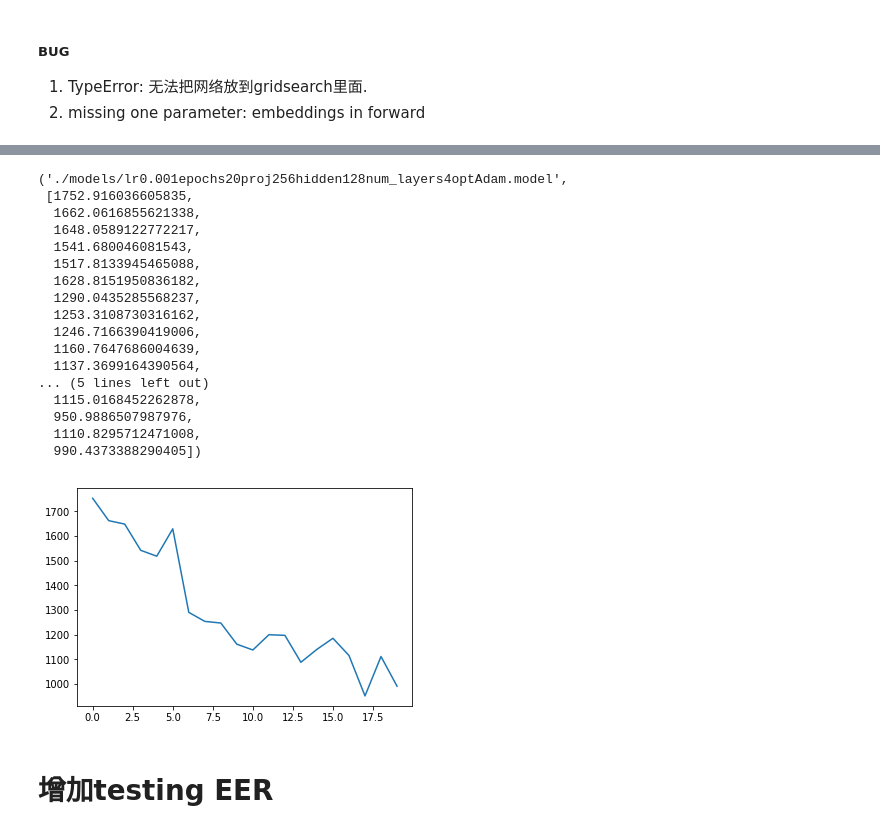
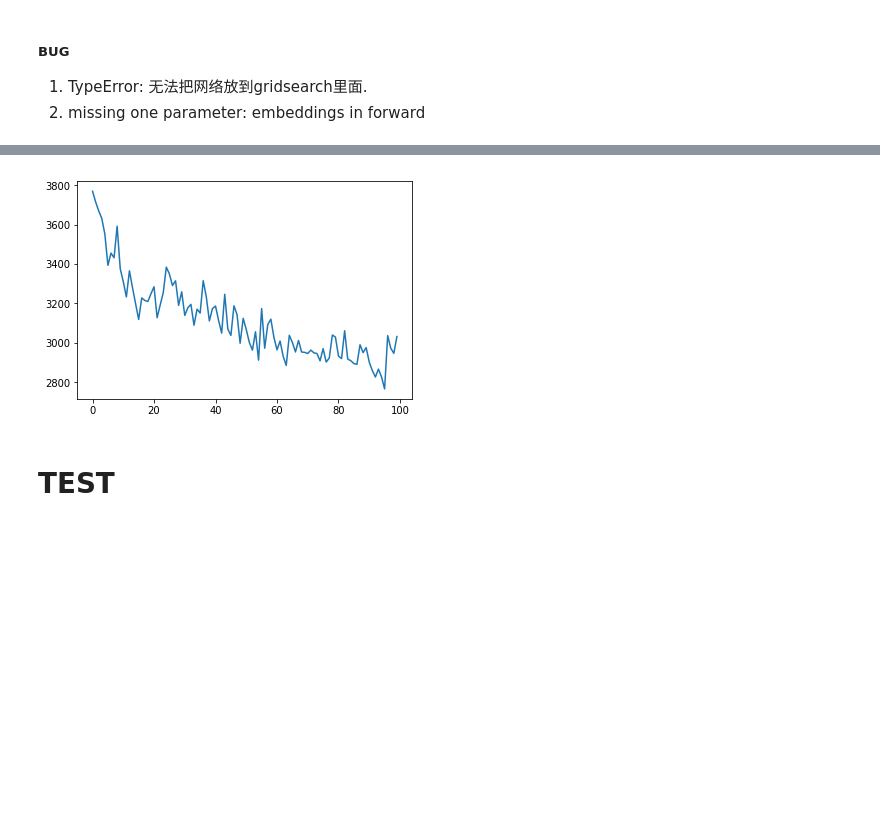
Before and after one commit to Bovey0809/Speaker_Verification, a Jupyter notebook: grid_search.ipynb, the cells around one changed output, grey strips where cells are left out. Saved outputs shown, nothing was run; the diff lists cells and outputs as text; code cells hidden in the pictures; blank space fills up the shorter version.

```diff
--- a/grid_search.ipynb
+++ b/grid_search.ipynb
@@ -402,5 +226,6 @@ Automatic pdb calling has been turned ON
 # %%
 import time
+
 # add timing for train
 def logging(f):
     def _f(**kargs):
@@ -412,10 +237,10 @@ def logging(f):
     return _f
 
 @logging
-def train(lr=0.001, epochs=10, proj=256, hidden=128, num_layers=4, device='cuda', opt='Adam', debug=False):
+def train(N=16, lr=0.01, epochs=10, proj=256, hidden=768, num_layers=3, device='cuda', opt='SGD', debug=False, schedule=False):
     # define net, loss, optimizer
     device = torch.device(device)
-    N = 4
+    N = N
     M = 6
     embedder_net = SpeechEmbedder(hidden=hidden, num_layers=num_layers, proj=proj, N=N, M=M).to(device)
     criterion = GE2ELoss(device)
@@ -424,31 +249,41 @@ def train(lr=0.001, epochs=10, proj=256, hidden=128, num_layers=4, device='cuda'
                                  {'params': criterion.parameters()}], lr=lr)
     elif opt == 'SGD':
         optimizer = torch.optim.SGD([{'params': embedder_net.parameters()},
-                                    {'params': criterion.parameters()}], lr=lr,momentum=0.9)
+                                    {'params': criterion.parameters()}], lr=lr)
     # print(f"Your optimizer is {optimizer}")
+    # schedule
+    if schedule:
+        scheduler = StepLR(optimizer, step_size=20, gamma=0.5)
     train_dataset = SpeakerDatasetTIMITPreprocessed('./train_tisv/', M)
     train_loader = DataLoader(train_dataset, batch_size=N, drop_last=True, shuffle=True)
     # print(len(train_loader))
     # train network
     epochs = epochs
     loss_log = []
+    iteration = 0
     for e in range(epochs):
+        if schedule:
+            scheduler.step()
         epoch_loss = 0
         for batch_id, mel_db in enumerate(train_loader):
             # we have only 270 people the batch size is 1.
             mel_db = mel_db.to(device)
-            mel_db = mel_db.reshape(N * M, mel_db.size(2), mel_db.size(3))
+            mel_db = mel_db.flatten(0, 1)
+            # mel_db = mel_db.reshape(N * M, mel_db.size(2), mel_db.size(3))
             optimizer.zero_grad()
+
             embeddings = embedder_net(mel_db)
             loss = criterion(embeddings)
             loss.backward()
             optimizer.step()
             epoch_loss += loss.item()
-            if debug:
-                print(batch_id, epoch_loss)
+            if iteration % 100 == 0:
+                for param_group in optimizer.param_groups:
+                    print(f"lr: {param_group['lr']}")
+                print(f"{iteration}:{loss.item():.4f}")
+            iteration +=1
         loss_log.append(epoch_loss)
-    if debug:
-        plt.plot(loss_log)
+    plt.plot(loss_log)
     if not os.path.exists('./models'):
         os.makedirs('./models')
     save_model_path = f'./models/lr{lr}epochs{epochs}proj{proj}hidden{hidden}num_layers{num_layers}opt{opt}.model'
@@ -456,5 +291,5 @@ def train(lr=0.001, epochs=10, proj=256, hidden=128, num_layers=4, device='cuda'
     return save_model_path, loss_log
 
 # test loss printout
-train(epochs=20, debug=True)
+model_path, loss_log = train(N=16, lr=0.001, epochs=100, opt='Adam', debug=False)
 # %% [output]
@@ -478,23 +313,6 @@ TIME: 46.768 seconds
-('./models/lr0.001epochs20proj256hidden128num_layers4optAdam.model',
- [1752.916036605835,
-  1662.0616855621338,
-  1648.0589122772217,
-  1541.680046081543,
-  1517.8133945465088,
-  1628.8151950836182,
-  1290.0435285568237,
-  1253.3108730316162,
-  1246.7166390419006,
-  1160.7647686004639,
-  1137.3699164390564,
-... (5 lines left out)
-  1115.0168452262878,
-  950.9886507987976,
-  1110.8295712471008,
-  990.4373388290405])
-[figure, old version]
+[figure, new version]
-# %% [markdown]
-# 增加testing EER
+# %% [markdown]
+# TEST
 # %%
 def test(model_path, **kargs):
     # test network
```
Also changed, not shown: parts of 23 cells of this notebook, 3 other files.
